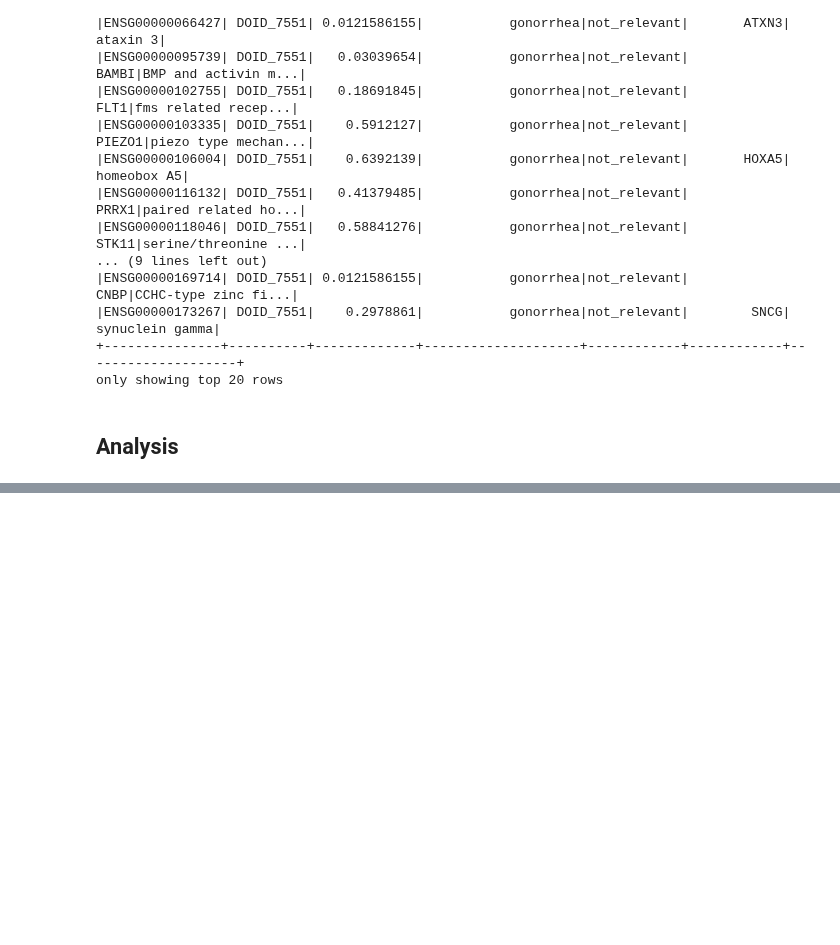
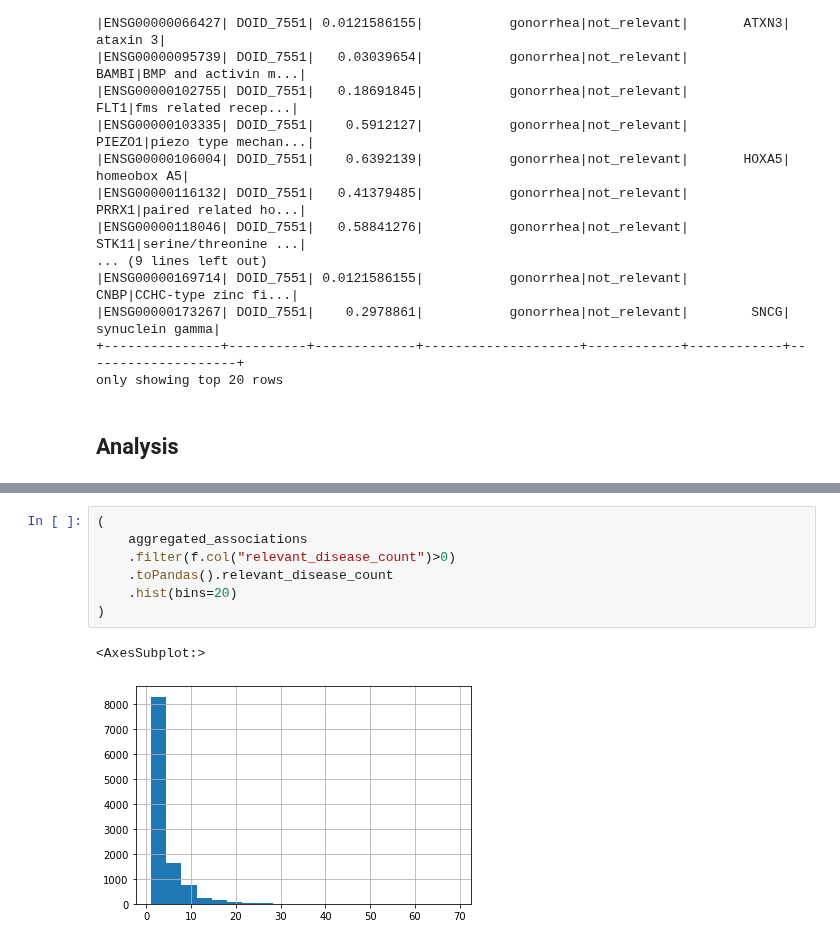
Before and after one commit to DSuveges/random_notebooks, a Jupyter notebook: 2022.06.08-disease_expansion/Bulk_analysis.ipynb, the cells around one changed output, grey strips where cells are left out. Saved outputs shown, nothing was run; the diff lists cells and outputs as text; blank space fills up the shorter version.

```diff
--- a/2022.06.08-disease_expansion/Bulk_analysis.ipynb
+++ b/2022.06.08-disease_expansion/Bulk_analysis.ipynb
@@ -268,0 +301,10 @@ aggregated_associations.count()
+# %%
+(
+    aggregated_associations
+    .filter(f.col("relevant_disease_count")>0)
+    .toPandas().relevant_disease_count
+    .hist(bins=20)
+)
+# %% [output]
+<AxesSubplot:>
+[figure, added]
```
Also changed, not shown: parts of 21 cells of this notebook, 8 other files.
